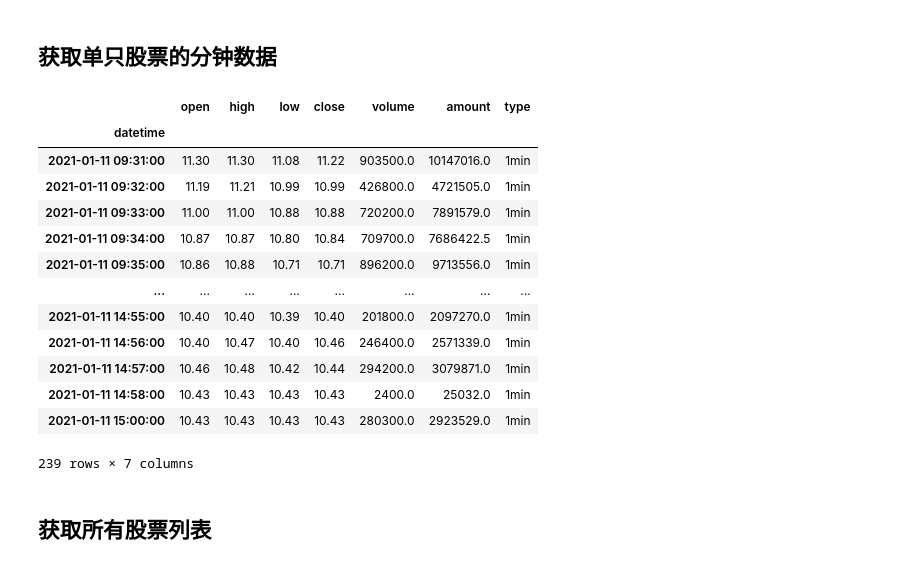
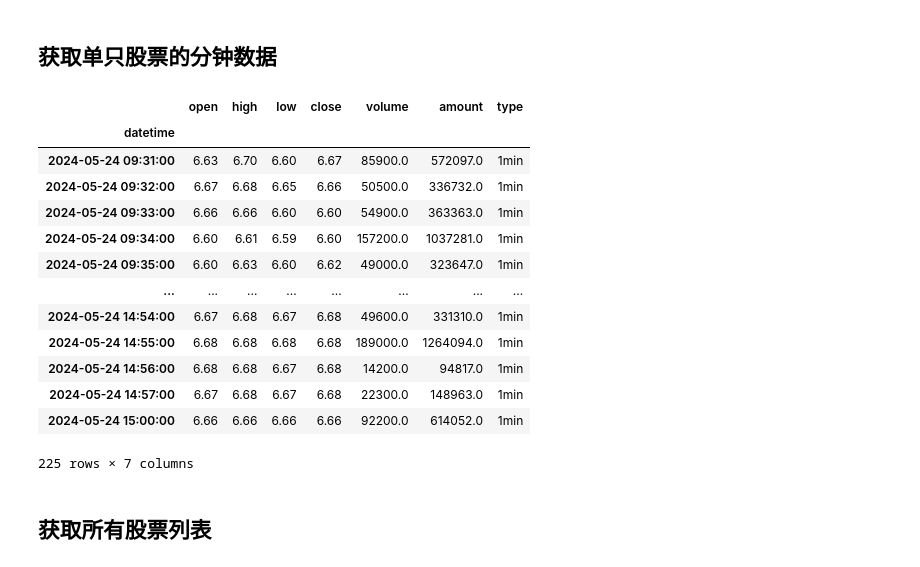
Before and after one commit to nuswgg/quants_qa, a Jupyter notebook: QA/QA How to Get data.ipynb, the cells around one changed output. Drawn from its saved outputs; the diff is of its cells as text; code cells hidden in the pictures.

```diff
--- a/QA/QA How to Get data.ipynb
+++ b/QA/QA How to Get data.ipynb
@@ -68,23 +68,22 @@ df_one_stock.droplevel(level=1,axis=0).head()
 # %% [markdown]
 ## 获取单只股票的分钟数据
 # %%
-
-QA.QA_fetch_stock_min_adv('000798','2021-01-11').data.droplevel(level=1,axis=0)
+QA.QA_fetch_stock_min_adv('000798','2024-05-24').data.droplevel(level=1,axis=0)
 # %% [output]
 |  | open | high | low | close | volume | amount | type |
 | datetime |  |  |  |  |  |  |  |
-| 2021-01-11 09:31:00 | 11.30 | 11.30 | 11.08 | 11.22 | 903500.0 | 10147016.0 | 1min |
-| 2021-01-11 09:32:00 | 11.19 | 11.21 | 10.99 | 10.99 | 426800.0 | 4721505.0 | 1min |
-| 2021-01-11 09:33:00 | 11.00 | 11.00 | 10.88 | 10.88 | 720200.0 | 7891579.0 | 1min |
-| 2021-01-11 09:34:00 | 10.87 | 10.87 | 10.80 | 10.84 | 709700.0 | 7686422.5 | 1min |
-| 2021-01-11 09:35:00 | 10.86 | 10.88 | 10.71 | 10.71 | 896200.0 | 9713556.0 | 1min |
+| 2024-05-24 09:31:00 | 6.63 | 6.70 | 6.60 | 6.67 | 85900.0 | 572097.0 | 1min |
+| 2024-05-24 09:32:00 | 6.67 | 6.68 | 6.65 | 6.66 | 50500.0 | 336732.0 | 1min |
+| 2024-05-24 09:33:00 | 6.66 | 6.66 | 6.60 | 6.60 | 54900.0 | 363363.0 | 1min |
+| 2024-05-24 09:34:00 | 6.60 | 6.61 | 6.59 | 6.60 | 157200.0 | 1037281.0 | 1min |
+| 2024-05-24 09:35:00 | 6.60 | 6.63 | 6.60 | 6.62 | 49000.0 | 323647.0 | 1min |
 | ... | ... | ... | ... | ... | ... | ... | ... |
-| 2021-01-11 14:55:00 | 10.40 | 10.40 | 10.39 | 10.40 | 201800.0 | 2097270.0 | 1min |
-| 2021-01-11 14:56:00 | 10.40 | 10.47 | 10.40 | 10.46 | 246400.0 | 2571339.0 | 1min |
-| 2021-01-11 14:57:00 | 10.46 | 10.48 | 10.42 | 10.44 | 294200.0 | 3079871.0 | 1min |
-| 2021-01-11 14:58:00 | 10.43 | 10.43 | 10.43 | 10.43 | 2400.0 | 25032.0 | 1min |
-| 2021-01-11 15:00:00 | 10.43 | 10.43 | 10.43 | 10.43 | 280300.0 | 2923529.0 | 1min |
+| 2024-05-24 14:54:00 | 6.67 | 6.68 | 6.67 | 6.68 | 49600.0 | 331310.0 | 1min |
+| 2024-05-24 14:55:00 | 6.68 | 6.68 | 6.68 | 6.68 | 189000.0 | 1264094.0 | 1min |
+| 2024-05-24 14:56:00 | 6.68 | 6.68 | 6.67 | 6.68 | 14200.0 | 94817.0 | 1min |
+| 2024-05-24 14:57:00 | 6.67 | 6.68 | 6.67 | 6.68 | 22300.0 | 148963.0 | 1min |
+| 2024-05-24 15:00:00 | 6.66 | 6.66 | 6.66 | 6.66 | 92200.0 | 614052.0 | 1min |
-239 rows × 7 columns
+225 rows × 7 columns
 # %% [markdown]
 ## 获取所有股票列表
 # %%
```
Also changed, not shown: parts of 15 cells of this notebook, 41 other files.
